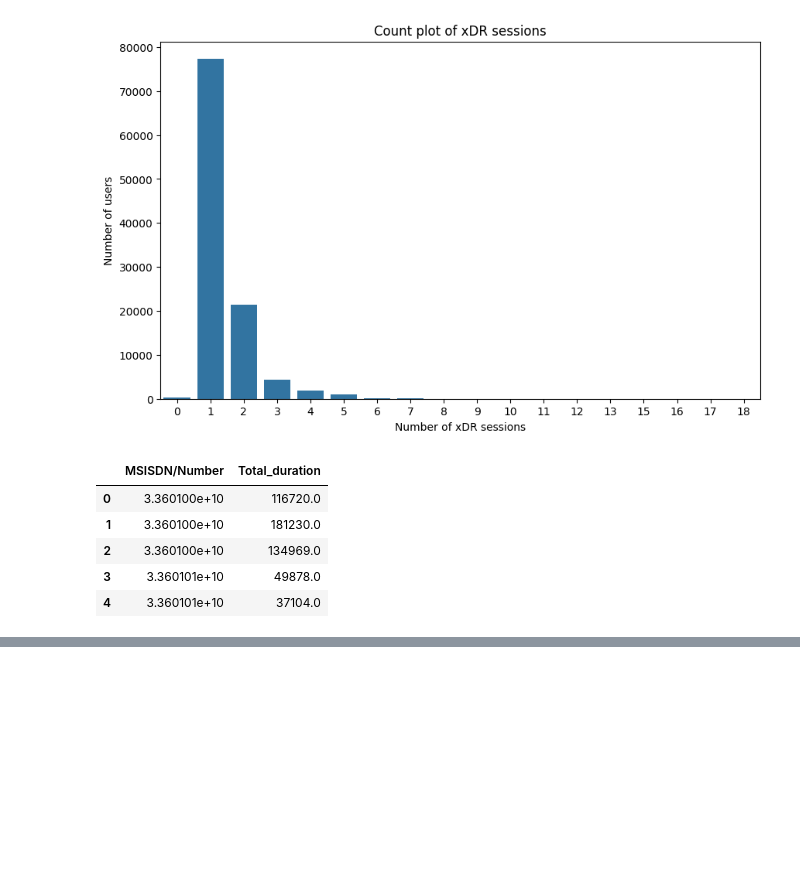
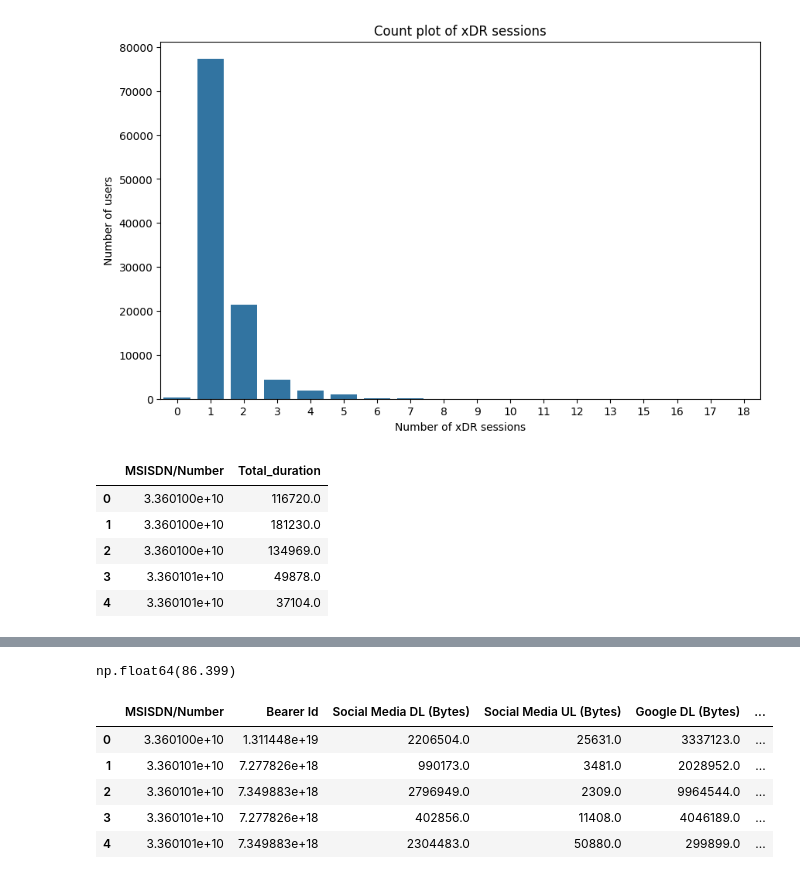
Before and after one commit to melatteshome/User-Analytics-Telecom-Industry, a Jupyter notebook: notebooks/user_behaviour_analysis.ipynb, the cells around one changed output, grey strips where cells are left out. Cells and saved outputs as stored; diff of their text form; code cells hidden in the pictures; blank space fills up the shorter version.

```diff
--- a/notebooks/user_behaviour_analysis.ipynb
+++ b/notebooks/user_behaviour_analysis.ipynb
@@ -171,0 +194,25 @@ plot_boxplot(
+# %%
+#convert the Dur ms to seconds
+columns_with_numerical_values['Dur. (s)'] = columns_with_numerical_values['Dur. (ms)'] / 1000
+# Identify the most repeated session duration in seconds
+most_repeated_duration_sec = columns_with_numerical_values['Dur. (s)'].mode().values[0]
+most_repeated_duration_sec
+# %% [output]
+np.float64(86.399)
+# %%
+#user app data useage
+user_app_data_useage  = columns_with_numerical_values.groupby(['MSISDN/Number', 'Bearer Id'])[['Social Media DL (Bytes)', 'Social Media UL (Bytes)',
+    'Google DL (Bytes)', 'Google UL (Bytes)',
+    'Email DL (Bytes)', 'Email UL (Bytes)',
+    'Youtube DL (Bytes)', 'Youtube UL (Bytes)',
+    'Netflix DL (Bytes)', 'Netflix UL (Bytes)',
+    'Gaming DL (Bytes)', 'Gaming UL (Bytes)',
+    'Other DL (Bytes)', 'Other UL (Bytes)']].sum().reset_index()
+user_app_data_useage.head()
+# %% [output]
+|  | MSISDN/Number | Bearer Id | Social Media DL (Bytes) | Social Media UL (Bytes) | Google DL (Bytes) | ... |
+| 0 | 3.360100e+10 | 1.311448e+19 | 2206504.0 | 25631.0 | 3337123.0 | ... |
+| 1 | 3.360101e+10 | 7.277826e+18 | 990173.0 | 3481.0 | 2028952.0 | ... |
+| 2 | 3.360101e+10 | 7.349883e+18 | 2796949.0 | 2309.0 | 9964544.0 | ... |
+| 3 | 3.360101e+10 | 7.277826e+18 | 402856.0 | 11408.0 | 4046189.0 | ... |
+| 4 | 3.360101e+10 | 7.349883e+18 | 2304483.0 | 50880.0 | 299899.0 | ... |
```
Also changed, not shown: parts of 11 cells of this notebook.
